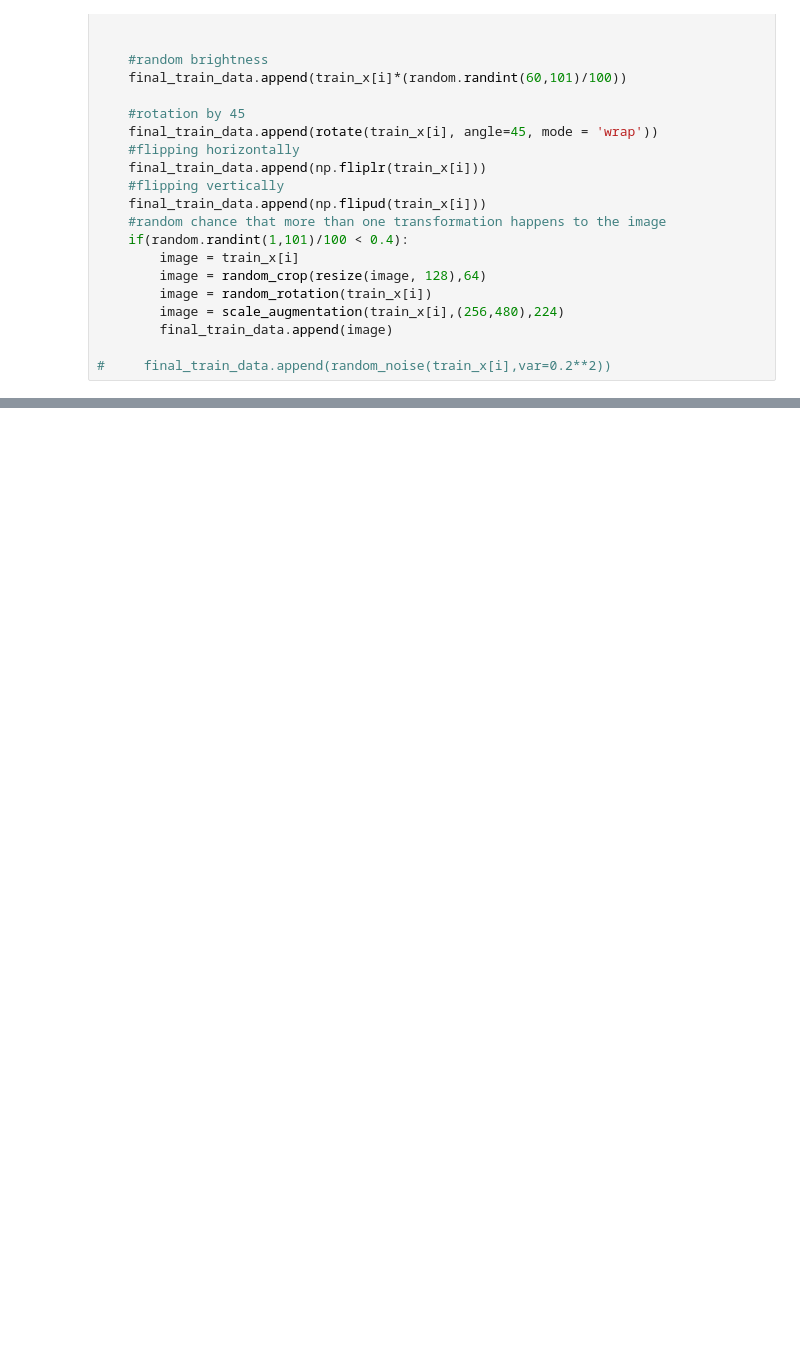
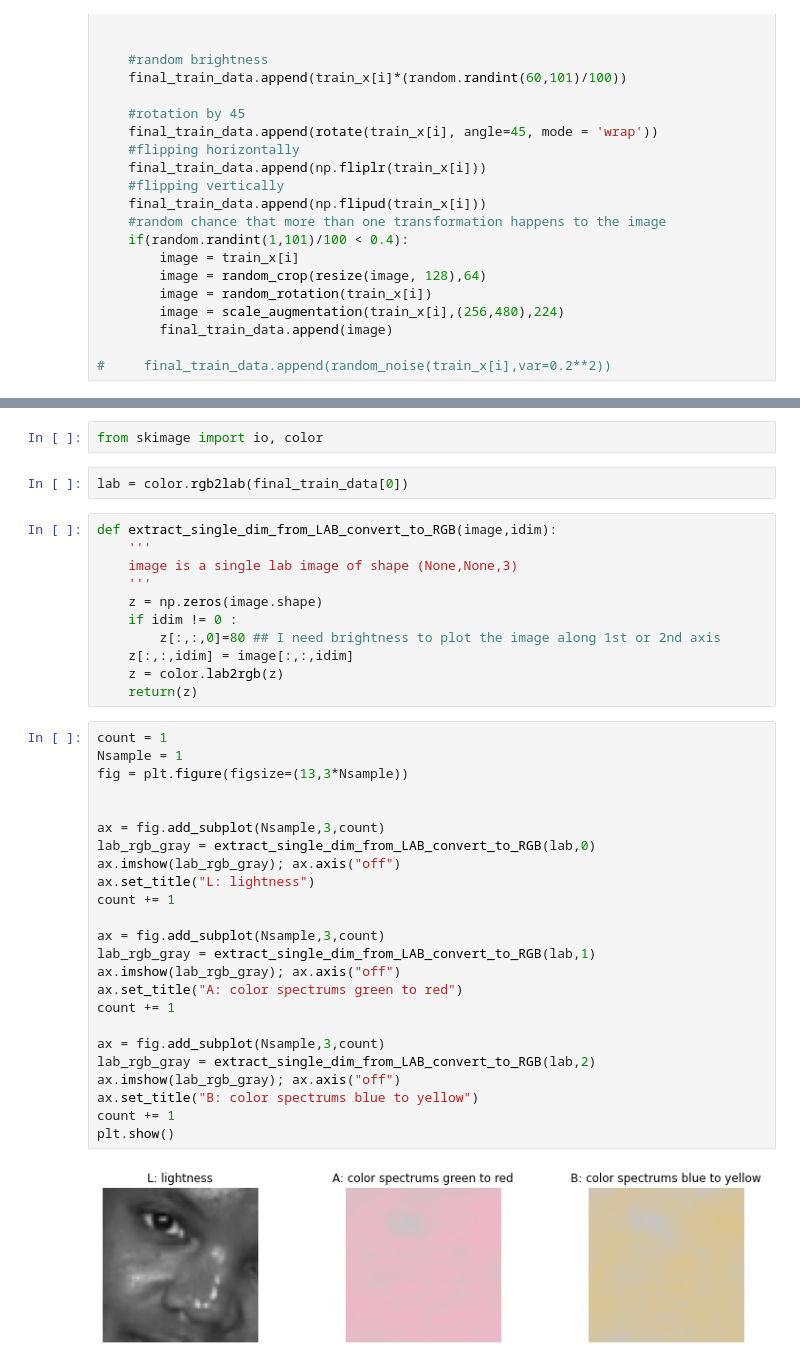
Before and after one commit to ivanzud/Facial-Recognition-using-Pytorch, a Jupyter notebook: using numpy method.ipynb, the cells around one changed output, grey strips where cells are left out. Saved outputs shown, nothing was run; the diff lists cells and outputs as text; blank space fills up the shorter version.

Commit message:
added rgb to lab color conversion example

```diff
--- a/using numpy method.ipynb
+++ b/using numpy method.ipynb
@@ -292,0 +295,41 @@ Clipping input data to the valid range for imshow with RGB data ([0..1] for floa
+# %%
+from skimage import io, color
+# %%
+lab = color.rgb2lab(final_train_data[0])
+# %%
+def extract_single_dim_from_LAB_convert_to_RGB(image,idim):
+    '''
+    image is a single lab image of shape (None,None,3)
+    '''
+    z = np.zeros(image.shape)
+    if idim != 0 :
+        z[:,:,0]=80 ## I need brightness to plot the image along 1st or 2nd axis
+    z[:,:,idim] = image[:,:,idim]
+    z = color.lab2rgb(z)
+    return(z)
+# %%
+count = 1
+Nsample = 1
+fig = plt.figure(figsize=(13,3*Nsample))
+
+
+ax = fig.add_subplot(Nsample,3,count)
+lab_rgb_gray = extract_single_dim_from_LAB_convert_to_RGB(lab,0)
+ax.imshow(lab_rgb_gray); ax.axis("off")
+ax.set_title("L: lightness")
+count += 1
+
+ax = fig.add_subplot(Nsample,3,count)
+lab_rgb_gray = extract_single_dim_from_LAB_convert_to_RGB(lab,1)
+ax.imshow(lab_rgb_gray); ax.axis("off")
+ax.set_title("A: color spectrums green to red")
+count += 1
+
+ax = fig.add_subplot(Nsample,3,count)
+lab_rgb_gray = extract_single_dim_from_LAB_convert_to_RGB(lab,2)
+ax.imshow(lab_rgb_gray); ax.axis("off")
+ax.set_title("B: color spectrums blue to yellow")
+count += 1
+plt.show()
+# %% [output]
+[figure, added]
```
Also changed, not shown: parts of 4 cells of this notebook.
